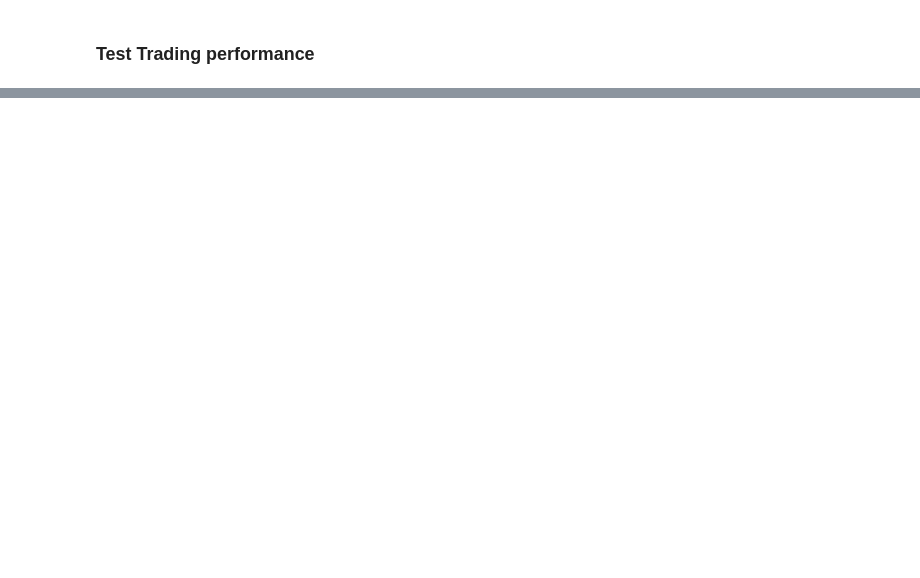
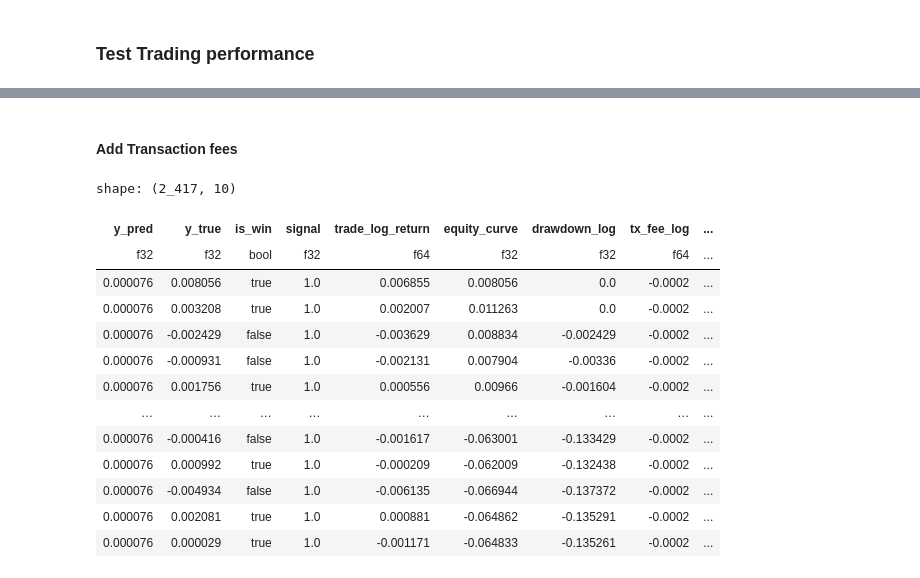
Before and after one commit to Ujju999/quant-strategy, a Jupyter notebook: model_development.ipynb, the cells around one changed output, grey strips where cells are left out. Cells and saved outputs as stored; diff of their text form; code cells hidden in the pictures; blank space fills up the shorter version.

Commit message:
model development with transaction fees

```diff
--- a/model_development.ipynb
+++ b/model_development.ipynb
@@ -316,0 +315,6 @@ research.eval_model_performance(y_test,y_hat,features,target,annualized_rate)
+# %%
+target = 'close_log_return'
+features = ['close_log_return_lag_3']
+model = LinearModel(len(features))
+perf = research.benchmark_reg_model(ts, features, target,model, annualized_rate, num_epochs = 200)
+perf
@@ -316,0 +398,6 @@ research.eval_model_performance(y_test,y_hat,features,target,annualized_rate)
+# %%
+features = ['close_log_return_lag_2']
+model = LinearModel(len(features))
+model_trades = research.learn_model_trades(ts, features, target, model,num_epochs = 200, loss = nn.L1Loss())
+
+research.plot_column(model_trades,'equity_curve')
@@ -316,0 +406,27 @@ research.eval_model_performance(y_test,y_hat,features,target,annualized_rate)
+# %% [markdown]
+#### Add Transaction fees
+# %%
+maker_fee = 0.0001
+taker_fee = 0.0003
+
+roundtrip_fee_log = np.log(1-2 * maker_fee)
+
+model_trades = model_trades.with_columns(pl.lit(roundtrip_fee_log).alias('tx_fee_log'))
+model_trades = model_trades.with_columns((pl.col('trade_log_return') + pl.col('tx_fee_log')). alias('trade_log_return_net'))
+model_trades = model_trades.with_columns(pl.col('trade_log_return_net').cum_sum().alias('equity_curve_net'))
+model_trades
+# %% [output]
+shape: (2_417, 10)
+| y_pred | y_true | is_win | signal | trade_log_return | equity_curve | drawdown_log | tx_fee_log | ... |
+| f32 | f32 | bool | f32 | f64 | f32 | f32 | f64 | ... |
+| 0.000076 | 0.008056 | true | 1.0 | 0.006855 | 0.008056 | 0.0 | -0.0002 | ... |
+| 0.000076 | 0.003208 | true | 1.0 | 0.002007 | 0.011263 | 0.0 | -0.0002 | ... |
+| 0.000076 | -0.002429 | false | 1.0 | -0.003629 | 0.008834 | -0.002429 | -0.0002 | ... |
+| 0.000076 | -0.000931 | false | 1.0 | -0.002131 | 0.007904 | -0.00336 | -0.0002 | ... |
+| 0.000076 | 0.001756 | true | 1.0 | 0.000556 | 0.00966 | -0.001604 | -0.0002 | ... |
+| … | … | … | … | … | … | … | … | ... |
+| 0.000076 | -0.000416 | false | 1.0 | -0.001617 | -0.063001 | -0.133429 | -0.0002 | ... |
+| 0.000076 | 0.000992 | true | 1.0 | -0.000209 | -0.062009 | -0.132438 | -0.0002 | ... |
+| 0.000076 | -0.004934 | false | 1.0 | -0.006135 | -0.066944 | -0.137372 | -0.0002 | ... |
+| 0.000076 | 0.002081 | true | 1.0 | 0.000881 | -0.064862 | -0.135291 | -0.0002 | ... |
+| 0.000076 | 0.000029 | true | 1.0 | -0.001171 | -0.064833 | -0.135261 | -0.0002 | ... |
```
Also changed, not shown: parts of 26 cells of this notebook, 1 other file.
